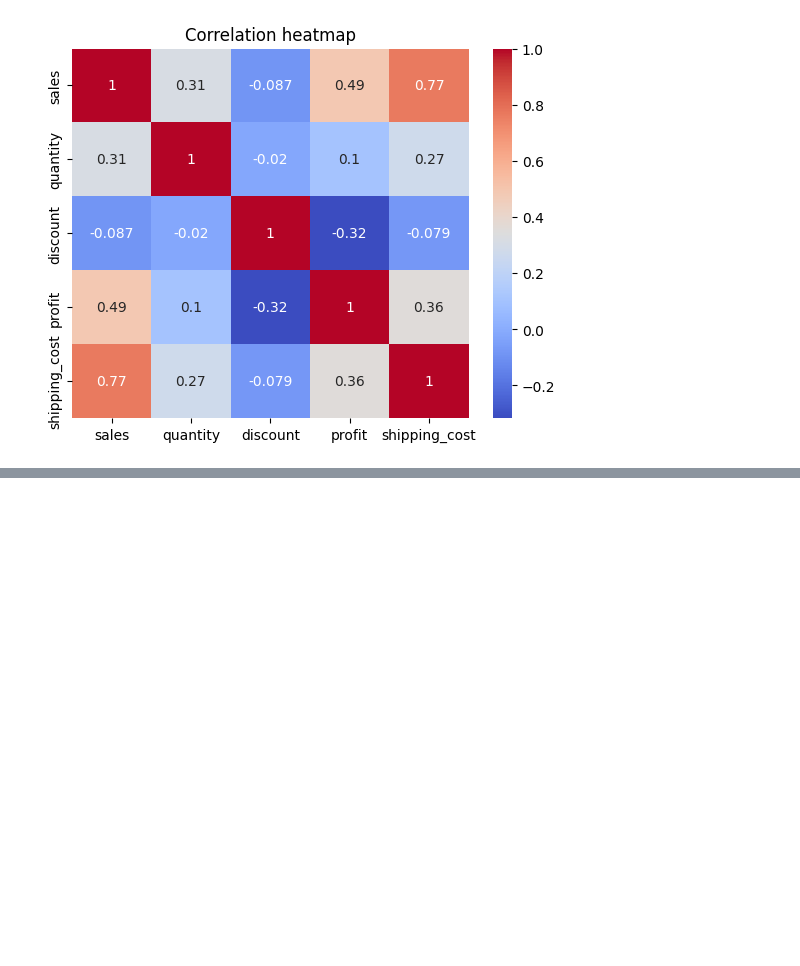
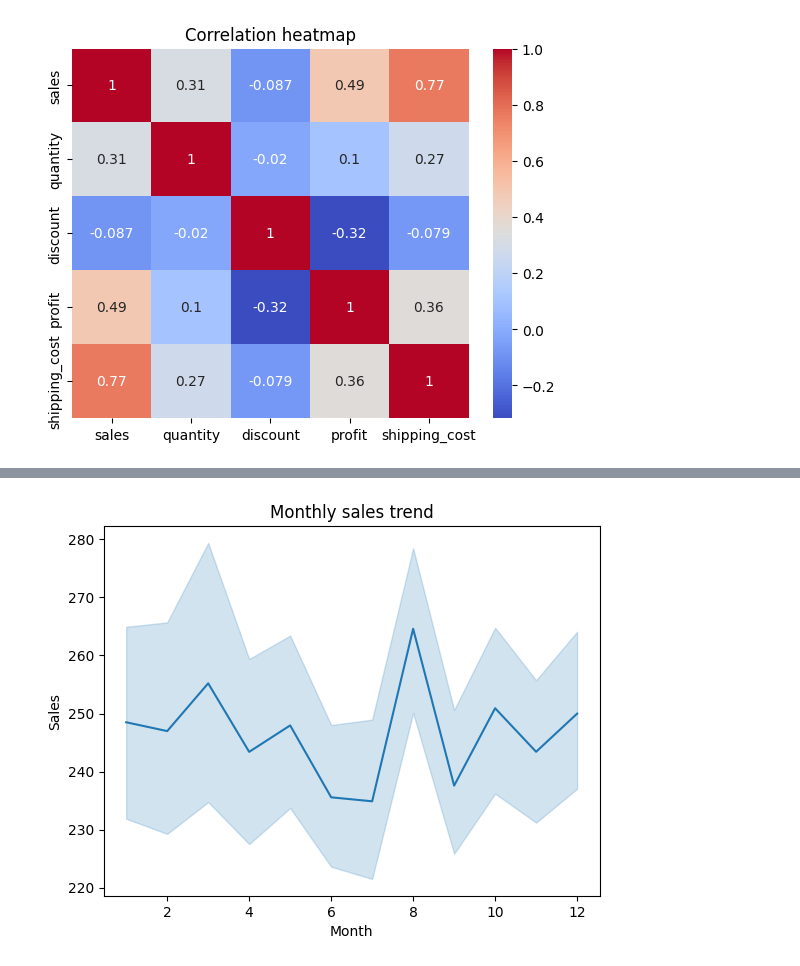
Before and after one commit to Prashantkumartalan43/EDA, a Jupyter notebook: superstore_sales_eda.ipynb, the cells around one changed output, grey strips where cells are left out. Saved outputs shown, nothing was run; the diff lists cells and outputs as text; code cells hidden in the pictures; blank space fills up the shorter version.

```diff
--- a/superstore_sales_eda.ipynb
+++ b/superstore_sales_eda.ipynb
@@ -259,0 +332,10 @@ plt.show()
+# %%
+# Which visualization communicates monthly performance best?
+
+sns.lineplot(x=df["order_date"].dt.month, y=df["sales"])
+plt.xlabel("Month")
+plt.ylabel("Sales")
+plt.title("Monthly sales trend")
+plt.show()
+# %% [output]
+[figure, added]
```
Also changed, not shown: parts of 8 cells of this notebook.
